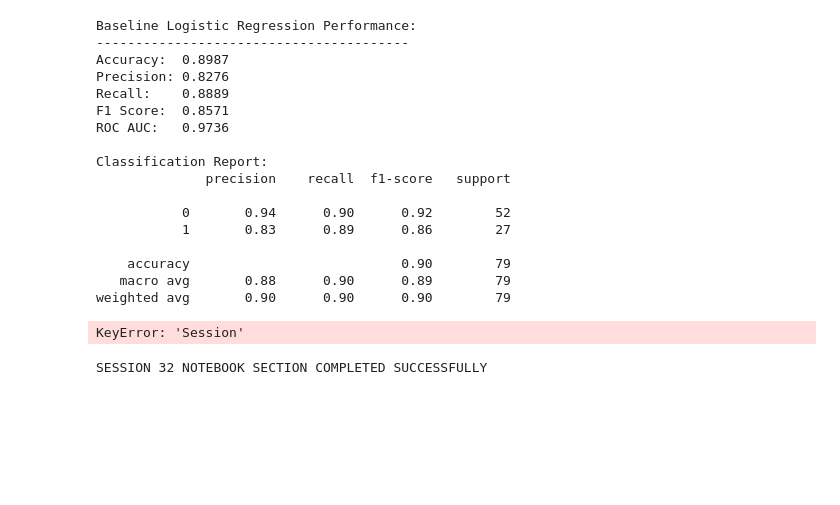
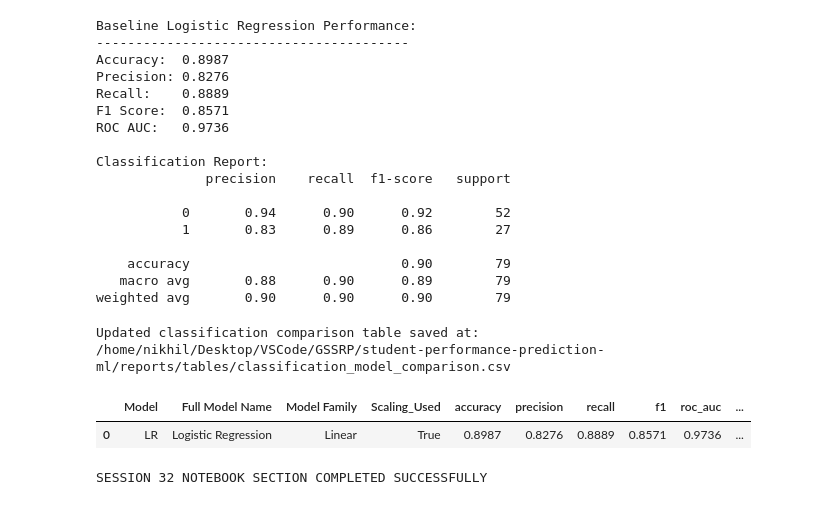
Before and after one commit to NDracorex/student-performance-ml, a Jupyter notebook: notebooks/07_classification_models.ipynb, the cells around one changed output. Cells and saved outputs as stored; diff of their text form; code cells hidden in the pictures; blank space fills up the shorter version.

Commit message:
Repair classification table

```diff
--- a/notebooks/07_classification_models.ipynb
+++ b/notebooks/07_classification_models.ipynb
@@ -116,38 +116,43 @@ Classification Report:
     accuracy                           0.90        79
    macro avg       0.88      0.90      0.89        79
 weighted avg       0.90      0.90      0.90        79
-# %%
-classification_path = TABLES_DIRECTORY / "classification_model_comparison.csv"
-
-# Construct the output tracking row matching target definitions
-log_row = pd.DataFrame([{
-    "Session": 32,
-    "Week": 3,
-    "Task Type": "Classification",
-    "Scenario": "Full-information",
-    "Feature Set": "X_full",
-    "Target": "At-Risk (G3 < 10)",
-    "Model": "Logistic Regression",
-    "Accuracy": accuracy,
-    "Precision": precision,
-    "Recall": recall,
-    "F1 Score": f1,
-    "ROC AUC": roc_auc
-}])
-
-if classification_path.exists():
-    comparison_table = pd.read_csv(classification_path)
-    comparison_table = comparison_table[comparison_table["Session"] != 32].copy()
-    comparison_table = pd.concat([comparison_table, log_row], ignore_index=True)
-else:
-    comparison_table = log_row.copy()
-
-comparison_table.to_csv(classification_path, index=False)
-print("Updated classification comparison table saved at:")
-print(classification_path)
-display(comparison_table.round(4))
-# %% [output]
-KeyError: 'Session'
+# %%
+classification_path = TABLES_DIRECTORY / "classification_model_comparison.csv"
+
+# CORRECTED SCHEMA: Using lowercase metrics columns to align with Sessions 33 and 34
+log_row = pd.DataFrame([{
+    "Model": "LR",
+    "Full Model Name": "Logistic Regression",
+    "Model Family": "Linear",
+    "Scaling_Used": True,
+    "accuracy": accuracy,
+    "precision": precision,
+    "recall": recall,
+    "f1": f1,
+    "roc_auc": roc_auc,
+    "at_risk_precision": np.nan,  # Or compute baseline class 0 metrics if desired
+    "at_risk_recall": np.nan,
+    "at_risk_f1": np.nan
+}])
+
+if classification_path.exists():
+    comparison_table = pd.read_csv(classification_path)
+    # Remove older copies of LR to keep the file clean
+    if "Model" in comparison_table.columns:
+        comparison_table = comparison_table[comparison_table["Model"] != "LR"].copy()
+    comparison_table = pd.concat([comparison_table, log_row], ignore_index=True)
+else:
+    comparison_table = log_row.copy()
+
+comparison_table.to_csv(classification_path, index=False)
+print("Updated classification comparison table saved at:")
+print(classification_path)
+display(comparison_table.round(4))
+# %% [output]
+Updated classification comparison table saved at:
+/home/nikhil/Desktop/VSCode/GSSRP/student-performance-prediction-ml/reports/tables/classification_model_comparison.csv
+|  | Model | Full Model Name | Model Family | Scaling_Used | accuracy | precision | recall | f1 | roc_auc | ... |
+| 0 | LR | Logistic Regression | Linear | True | 0.8987 | 0.8276 | 0.8889 | 0.8571 | 0.9736 | ... |
 # %%
 # Validate scaling step and architecture parameters
 assert isinstance(clf.steps[0][1], StandardScaler), "Pipeline step 0 must be StandardScaler!"
```
Also changed, not shown: parts of 2 cells of this notebook, 1 other file.
